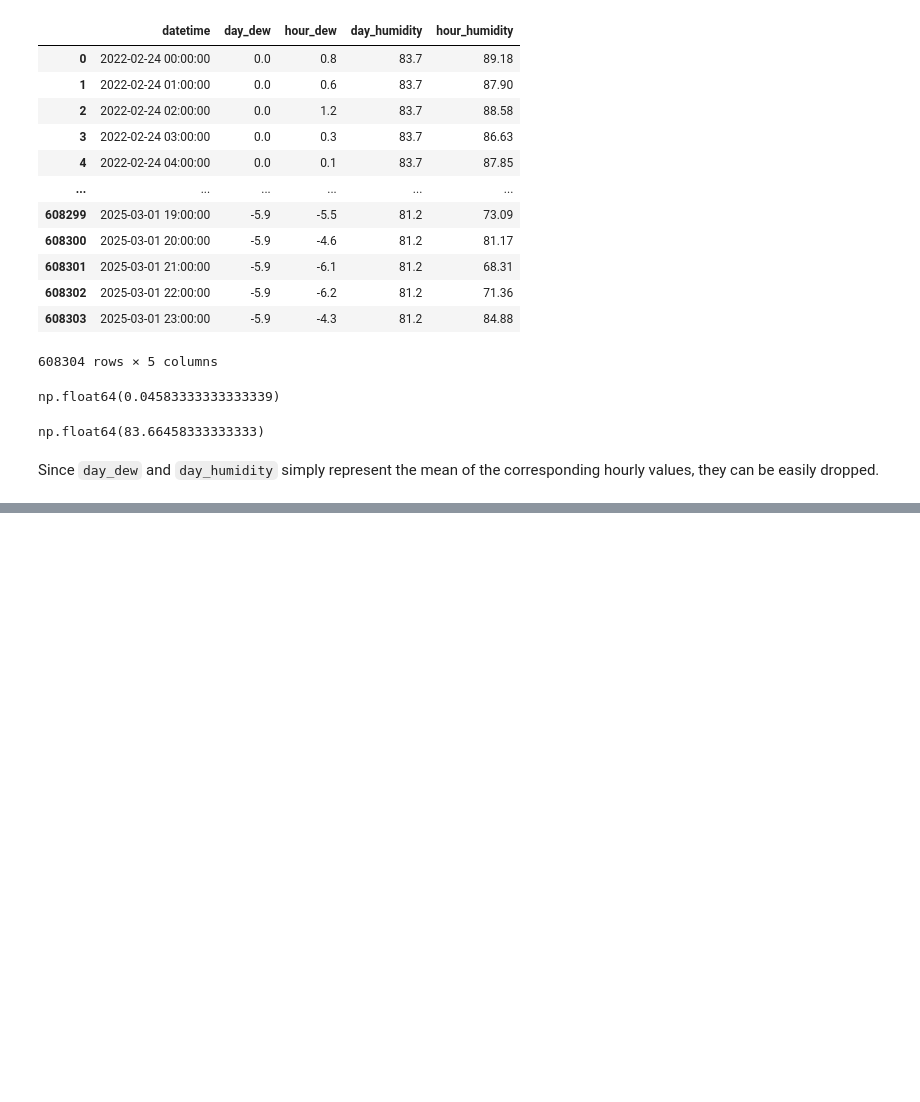
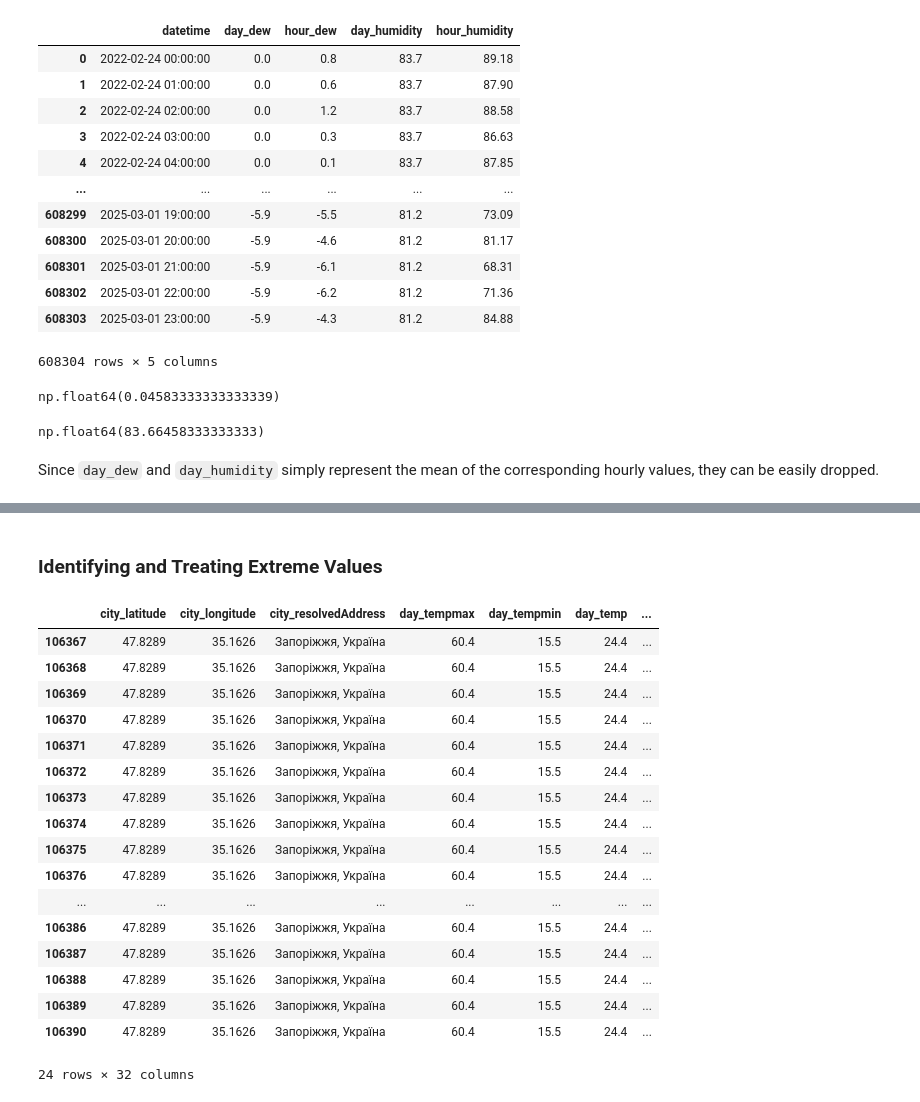
Before and after one commit to KonchakivskyiDanylo/PythonForDs, a Jupyter notebook: data_analysis/weather_analysis.ipynb, the cells around one changed output, grey strips where cells are left out. Drawn from its saved outputs; the diff is of its cells as text; code cells hidden in the pictures; blank space fills up the shorter version.

```diff
--- a/data_analysis/weather_analysis.ipynb
+++ b/data_analysis/weather_analysis.ipynb
@@ -450,5 +567,9 @@ Since `day_dew` and `day_humidity` simply represent the mean of the correspondin
 # %%
 weather.drop(["day_visibility", "day_solarenergy", "day_solarradiation", "day_uvindex", "day_preciptype", "day_precip",
-              "hour_feelslike", "day_feelslikemax", "day_feelslikemin", "day_feelslike", "day_dew", "day_humidity"],
+              "hour_feelslike", "day_feelslikemax", "day_feelslikemin", "day_feelslike", "day_dew", "day_humidity",
+              "day_precipprob", "day_snow", "day_snowdepth", "day_windgust",
+              "day_winddir", "day_windspeed",
+              "day_pressure", "day_cloudcover", "day_conditions", "day_description", "day_icon", "day_source",
+              "day_stations", "hour_icon", "hour_source", "hour_stations", "day_datetimeEpoch"],
              axis=1,
              inplace=True)
@@ -454,0 +716,25 @@ weather.drop(["day_visibility", "day_solarenergy", "day_solarradiation", "day_uv
+# %%
+weather.drop(["city_address", "city_timezone", "city_tzoffset"], axis=1, inplace=True)
+# %% [markdown]
+### Identifying and Treating Extreme Values
+# %%
+weather[weather["day_tempmax"] == 60.4]
+# %% [output]
+|  | city_latitude | city_longitude | city_resolvedAddress | day_tempmax | day_tempmin | day_temp | ... |
+| 106367 | 47.8289 | 35.1626 | Запоріжжя, Україна | 60.4 | 15.5 | 24.4 | ... |
+| 106368 | 47.8289 | 35.1626 | Запоріжжя, Україна | 60.4 | 15.5 | 24.4 | ... |
+| 106369 | 47.8289 | 35.1626 | Запоріжжя, Україна | 60.4 | 15.5 | 24.4 | ... |
+| 106370 | 47.8289 | 35.1626 | Запоріжжя, Україна | 60.4 | 15.5 | 24.4 | ... |
+| 106371 | 47.8289 | 35.1626 | Запоріжжя, Україна | 60.4 | 15.5 | 24.4 | ... |
+| 106372 | 47.8289 | 35.1626 | Запоріжжя, Україна | 60.4 | 15.5 | 24.4 | ... |
+| 106373 | 47.8289 | 35.1626 | Запоріжжя, Україна | 60.4 | 15.5 | 24.4 | ... |
+| 106374 | 47.8289 | 35.1626 | Запоріжжя, Україна | 60.4 | 15.5 | 24.4 | ... |
+| 106375 | 47.8289 | 35.1626 | Запоріжжя, Україна | 60.4 | 15.5 | 24.4 | ... |
+| 106376 | 47.8289 | 35.1626 | Запоріжжя, Україна | 60.4 | 15.5 | 24.4 | ... |
+| ... | ... | ... | ... | ... | ... | ... | ... |
+| 106386 | 47.8289 | 35.1626 | Запоріжжя, Україна | 60.4 | 15.5 | 24.4 | ... |
+| 106387 | 47.8289 | 35.1626 | Запоріжжя, Україна | 60.4 | 15.5 | 24.4 | ... |
+| 106388 | 47.8289 | 35.1626 | Запоріжжя, Україна | 60.4 | 15.5 | 24.4 | ... |
+| 106389 | 47.8289 | 35.1626 | Запоріжжя, Україна | 60.4 | 15.5 | 24.4 | ... |
+| 106390 | 47.8289 | 35.1626 | Запоріжжя, Україна | 60.4 | 15.5 | 24.4 | ... |
+24 rows × 32 columns
```
Also changed, not shown: parts of 97 cells of this notebook.
